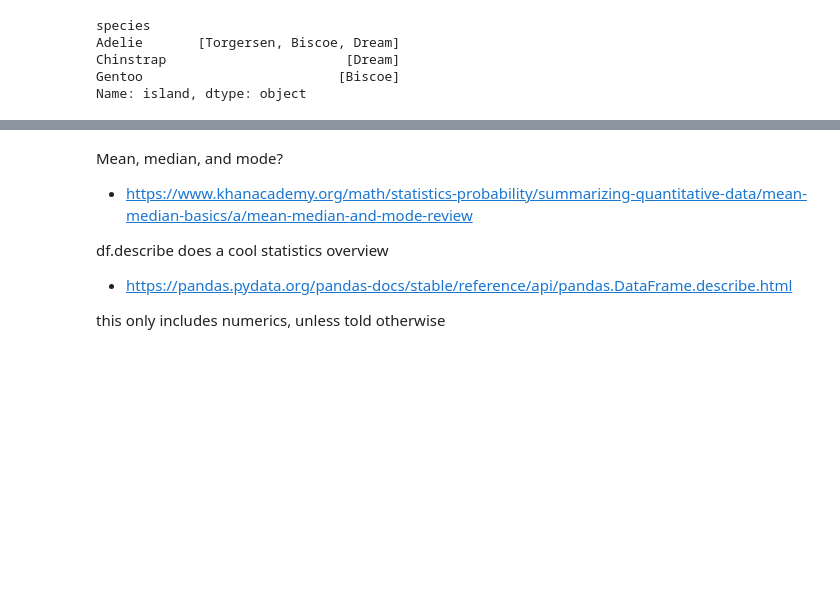
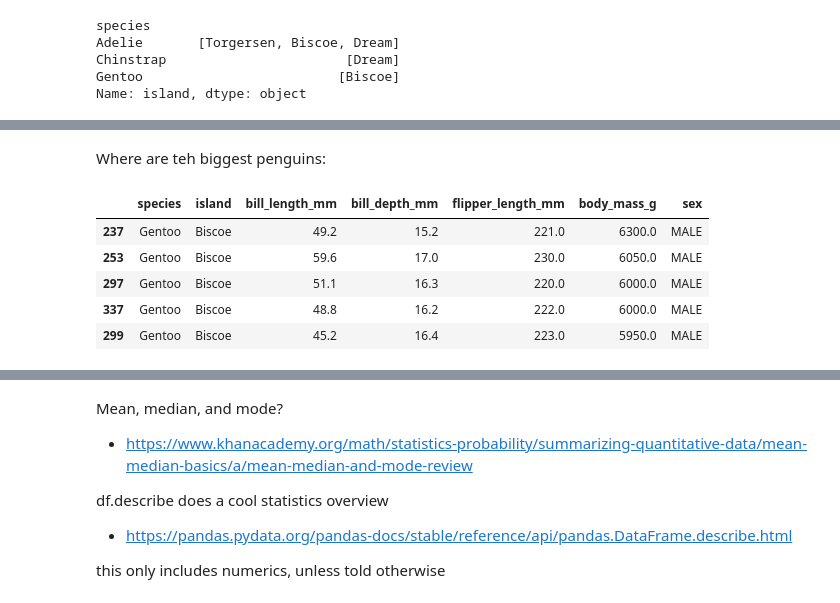
Before and after one commit to holmstead/principles_of_data_analytics, a Jupyter notebook: penguins.ipynb, the cells around one changed output, grey strips where cells are left out. Saved outputs shown, nothing was run; the diff lists cells and outputs as text; code cells hidden in the pictures; blank space fills up the shorter version.

```diff
--- a/penguins.ipynb
+++ b/penguins.ipynb
@@ -378,0 +386,12 @@ Name: island, dtype: object
+# %% [markdown]
+Where are teh biggest penguins:
+# %%
+# check the 5 largest penguins5
+df.nlargest(5, 'body_mass_g')
+# %% [output]
+|  | species | island | bill_length_mm | bill_depth_mm | flipper_length_mm | body_mass_g | sex |
+| 237 | Gentoo | Biscoe | 49.2 | 15.2 | 221.0 | 6300.0 | MALE |
+| 253 | Gentoo | Biscoe | 59.6 | 17.0 | 230.0 | 6050.0 | MALE |
+| 297 | Gentoo | Biscoe | 51.1 | 16.3 | 220.0 | 6000.0 | MALE |
+| 337 | Gentoo | Biscoe | 48.8 | 16.2 | 222.0 | 6000.0 | MALE |
+| 299 | Gentoo | Biscoe | 45.2 | 16.4 | 223.0 | 5950.0 | MALE |
```
Also changed, not shown: parts of 15 cells of this notebook.
